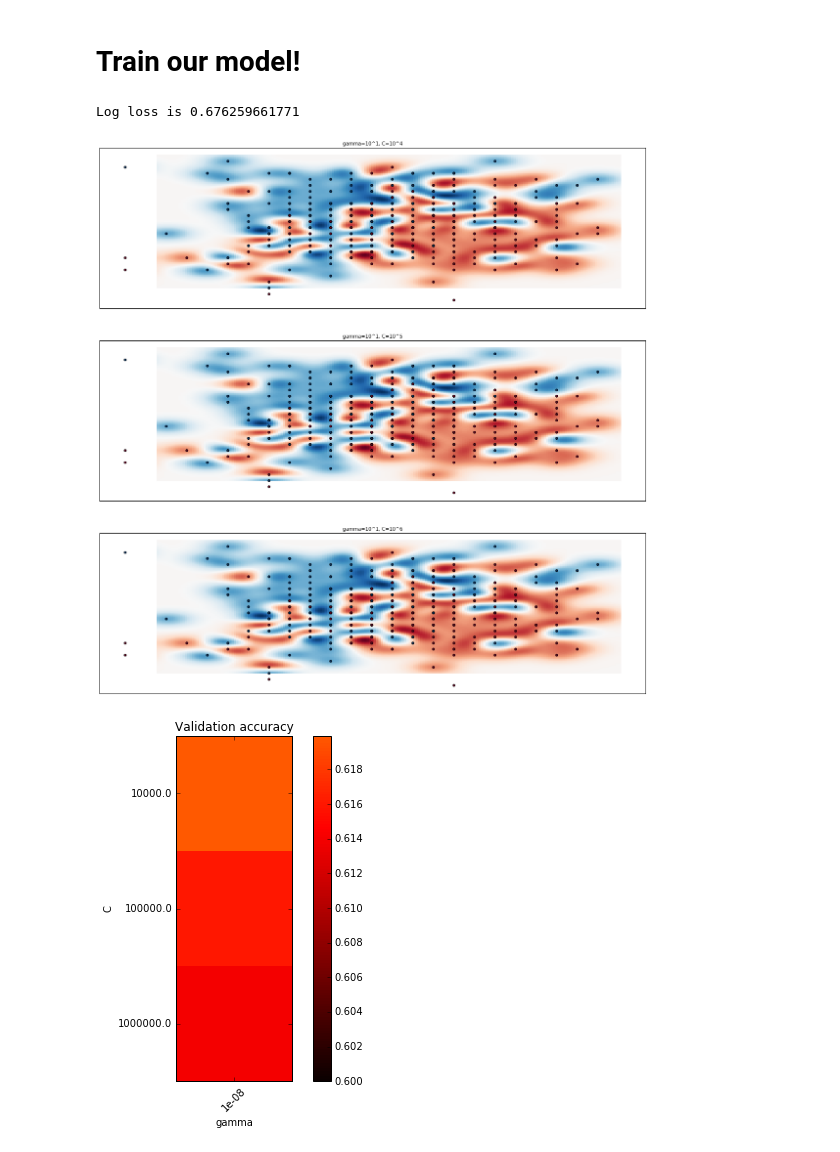
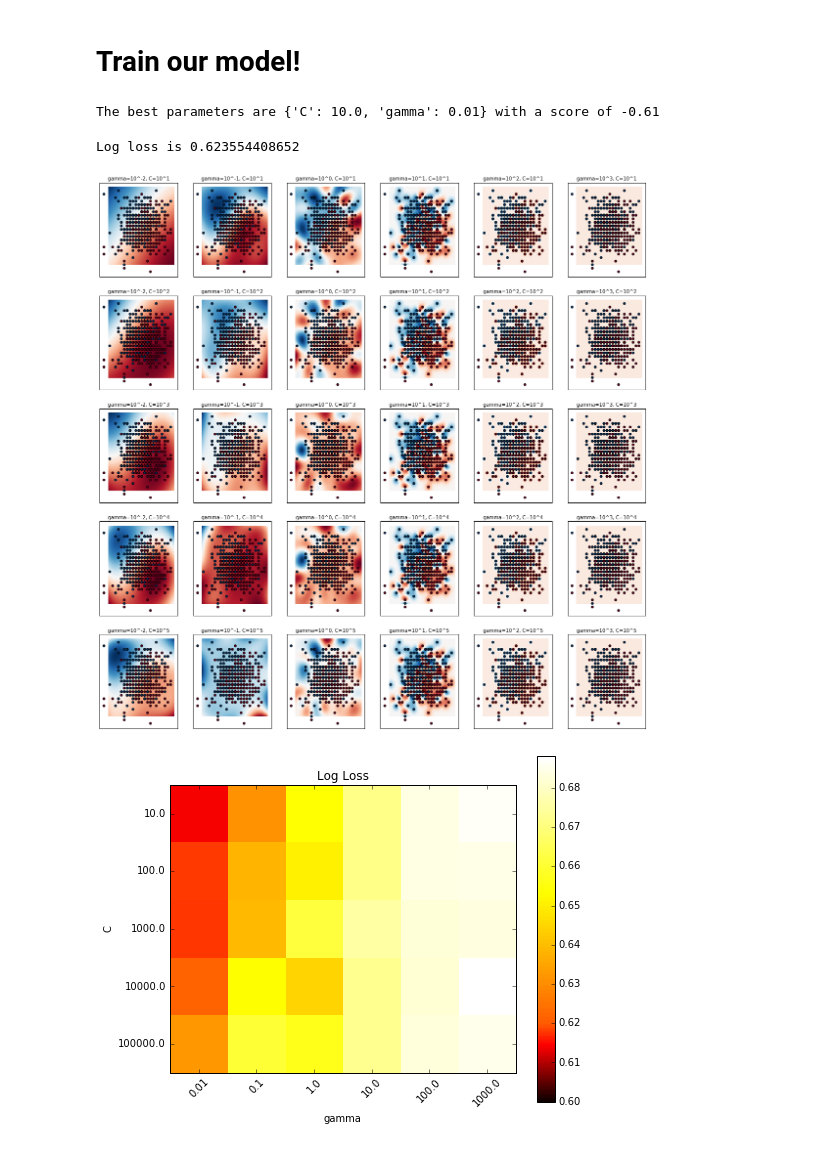
Before and after one commit to dtamayo/NCAAbasketball, a Jupyter notebook: rbfsvm.ipynb, the cells around one changed output. Saved outputs shown, nothing was run; the diff lists cells and outputs as text; code cells hidden in the pictures.

Commit message:
updated rbfsvm with plots of log loss vs (gamma, C)

```diff
--- a/rbfsvm.ipynb
+++ b/rbfsvm.ipynb
@@ -17,14 +17,15 @@ tourney_df.head()
 
 Edit featureList below to use any of the features in the data frame above (see above for names of columns).
 # %%
-teamfList = ['wins']
+teamfList = []
+teamfList.append('wins')
 featureList = []
 for f in teamfList:
     featureList.append(f+'0')
     featureList.append(f+'1')
-for f in ['fgm', 'fga', 'fgm3', 'fga3', 'ftm', 'fta', 'or', 'dr', 'ast', 'to', 'stl', 'blk', 'pf']:
-    for mod in ['avg_', 'std_']:
-        featureList.append(mod+f+'0')
-        featureList.append(mod+f+'1')
+#for f in ['fgm', 'fga', 'fgm3', 'fga3', 'ftm', 'fta', 'or', 'dr', 'ast', 'to', 'stl', 'blk', 'pf']:
+#    for mod in ['avg_', 'std_']:
+#        featureList.append(mod+f+'0')
+#        featureList.append(mod+f+'1')
 print("Feature list = {0}".format(featureList))
 # %% [output]
@@ -32,5 +33,3 @@ Feature list = ['wins0', 'wins1', 'avg_fgm0', 'avg_fgm1', 'std_fgm0', 'std_fgm1'
-# %%
-featureList = ['wins0', 'wins1']
 # %%
 y = tourney_df['team0Win'].values # results
 X = tourney_df[featureList].values # features
@@ -53,20 +52,22 @@ from sklearn import svm
 from sklearn.cross_validation import StratifiedShuffleSplit
 from sklearn.grid_search import GridSearchCV
 
-C_range = np.logspace(1, 6, 6)
+C_range = np.logspace(1, 5, 5)
 gamma_range = np.logspace(-2, 3, 6)
 param_grid = dict(gamma=gamma_range, C=C_range)
 cv = StratifiedShuffleSplit(y_train, n_iter=5, test_size=0.2, random_state=42)
 grid = GridSearchCV(svm.SVC(probability=True, kernel='rbf'), scoring="log_loss", param_grid=param_grid, cv=cv, n_jobs=-1)
 grid.fit(X_train, y_train)
 print "The best parameters are %s with a score of %0.2f" % (grid.best_params_, grid.best_score_)
+# %% [output]
+The best parameters are {'C': 10.0, 'gamma': 0.01} with a score of -0.61
 # %%
 model = grid.best_estimator_
 y_pred = model.predict_proba(X_test) # probability that team0 wins (what Kaggle calls team 1, and wants for submission)
 from sklearn import metrics
 print("Log loss is {0}".format(metrics.log_loss(y_test, y_pred)))
 # %% [output]
-Log loss is 0.676259661771
+Log loss is 0.623554408652
 # %%
 from sklearn import svm
 from sklearn.cross_validation import StratifiedShuffleSplit
@@ -102,7 +103,7 @@ for (k, (C, gamma, clf)) in enumerate(classifiers):
     plt.yticks(())
     plt.axis('tight')
 # %% [output]
-[figure, old version]
+[figure, new version]
 # %%
 from matplotlib.colors import Normalize
 class MidpointNormalize(Normalize):
@@ -115,32 +116,32 @@ class MidpointNormalize(Normalize):
         x, y = [self.vmin, self.midpoint, self.vmax], [0, 0.5, 1]
         return np.ma.masked_array(np.interp(value, x, y))
 
 
 # plot the scores of the grid
 # grid_scores_ contains parameter settings and scores
 # We extract just the scores
 scores = np.fabs([x[1] for x in grid.grid_scores_])
 scores = np.array(scores).reshape(len(C_range), len(gamma_range))
 
 # Draw heatmap of the validation accuracy as a function of gamma and C
 #
 # The score are encoded as colors with the hot colormap which varies from dark
 # red to bright yellow. As the most interesting scores are all located in the
 # 0.92 to 0.97 range we use a custom normalizer to set the mid-point to 0.92 so
 # as to make it easier to visualize the small variations of score values in the
 # interesting range while not brutally collapsing all the low score values to
 # the same color.
 
 plt.figure(figsize=(8, 6))
 plt.subplots_adjust(left=.2, right=0.95, bottom=0.15, top=0.95)
 plt.imshow(scores, interpolation='nearest', cmap=plt.cm.hot,
            norm=MidpointNormalize(vmin=0.6, midpoint=0.62))
 plt.xlabel('gamma')
 plt.ylabel('C')
 plt.colorbar()
 plt.xticks(np.arange(len(gamma_range)), gamma_range, rotation=45)
 plt.yticks(np.arange(len(C_range)), C_range)
-plt.title('Validation accuracy')
+plt.title('Log Loss')
 plt.show()
 # %% [output]
-[figure, old version]
+[figure, new version]
```
Also changed, not shown: parts of 2 cells of this notebook.
